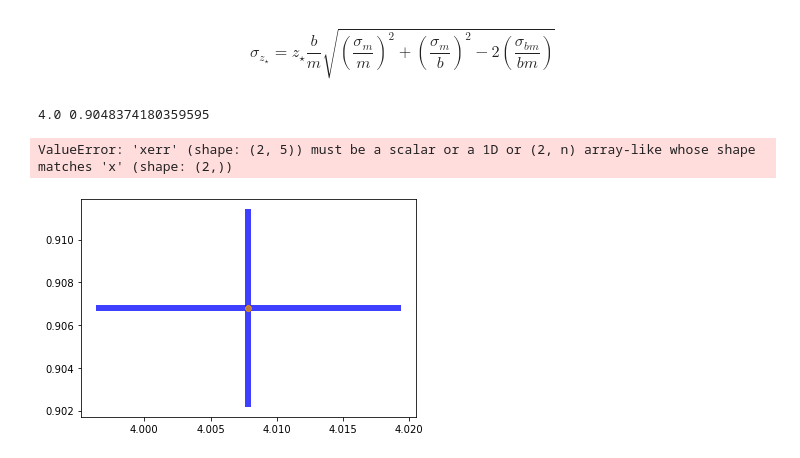
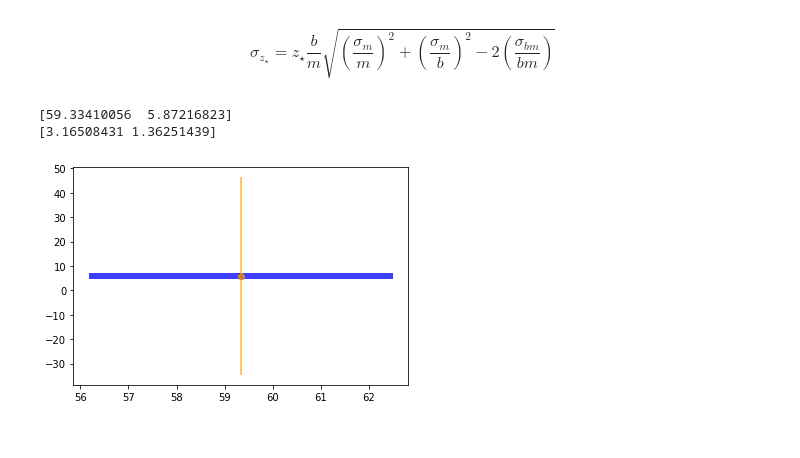
Before and after one commit to BoiseStatePlanetary/Optimizing-Number-and-Placement-of-Anemometers, a Jupyter notebook: figures and data/Basic Uncertainties.ipynb, the cells around one changed output. Drawn from its saved outputs; the diff is of its cells as text; code cells hidden in the pictures.

Commit message:
Still completely baffled by the mismatch between my uncertainty estimates and curve_fit's

```diff
--- a/figures and data/Basic Uncertainties.ipynb
+++ b/figures and data/Basic Uncertainties.ipynb
@@ -241,59 +311,66 @@ def calc_intercept_from_star(ustar, zstar, z0, kappa=0.4):
 
 def calc_wind_profile(z, ustar, zstar, kappa=0.4):
     return ustar/kappa*np.log(z/zstar)
+
+def calc_ustar(m, b, z0, kappa=0.4):
+    return kappa*m
+
+def calc_zstar(m, b, z0, kappa=0.4):
+    return z0*np.exp(-b/m)
 # %%
 # Let's test these expressions
-num_sensors = 5
+num_sensors = 4
 base = 2.
 delta_x = np.log(base)
-sigma = 0.1*np.ones(num_sensors)
-slope = 10.
-intercept = 1.
-kappa = 0.4
 
-z = base**(np.linspace(0, num_sensors - 1, num_sensors))
+# sigma = 0.1*np.ones(num_sensors)
+# slope = 10.
+# intercept = 1.
+# kappa = 0.4
+# z = base**(np.linspace(0, num_sensors - 1, num_sensors))
+
+# ustar = kappa*slope
+# zstar = np.min(z)*np.exp(-intercept/slope)
+
+z = np.array([ 150., 300., 600., 1200.])
 x = np.log(z/np.min(z))
-y = np.polyval([slope, intercept], x)
 
-ustar = kappa*slope
-zstar = np.min(z)*np.exp(-intercept/slope)
+sigma = np.mean([34.08092668, 43.10055741, 38.10124155, 39.29545398])
 
-print(ustar, zstar)
-print()
-
-num_tries = 30
+num_tries = 1
 
 for i in range(num_tries):
-    noisy_y = y + normal(scale=sigma[0], size=num_sensors)
+#     noisy_y = y + normal(scale=sigma[0], size=num_sensors)
+    noisy_y = np.array([485.87922694, 582.45590446, 672.72655129, 798.51621406])
 
-    popt, pcov = curve_fit(calc_wind_profile, z, noisy_y, sigma=sigma, p0=[ustar, zstar])
+    popt, pcov = curve_fit(calc_wind_profile, z, noisy_y, sigma=sigma*np.ones(num_sensors), p0=[ustar, zstar])
     unc = np.sqrt(np.diag(pcov))
 
     plt.errorbar([popt[0], popt[0]], [popt[1], popt[1]], xerr=[unc[0], unc[0]], yerr=[unc[1], unc[1]],
                 marker='o', color='blue', alpha=0.5, lw=6)
 
-    popt, pcov = np.polyfit(x, noisy_y, 1, w=1/sigma, cov=True)
+    popt, pcov = np.polyfit(x, noisy_y, 1, w=1/sigma*np.ones(num_sensors), cov=True)
 #     sigma_bm = pcov[1,0]
 #     unc = np.sqrt(np.diag(pcov))
 
     unc = [calc_analytic_sigma_slope(delta_x, sigma, num_sensors),
            calc_analytic_sigma_intercept(delta_x, sigma, num_sensors)]
     sigma_bm = calc_cov(x, sigma)
 
     numerical_ustar = calc_ustar(*popt, np.min(z))
     numerical_sigma_ustar = calc_sigma_ustar(*popt, np.min(z), *unc, sigma_bm)
     numerical_zstar = calc_zstar(*popt, np.min(z))
     numerical_sigma_zstar = calc_sigma_zstar(*popt, np.min(z), *unc, sigma_bm)
 
     plt.errorbar([numerical_ustar, numerical_ustar],
                  [numerical_zstar, numerical_zstar],
                  xerr=[numerical_sigma_ustar, numerical_sigma_ustar],
                  yerr=[numerical_sigma_zstar, numerical_sigma_zstar],
             marker='o', color='orange', alpha=0.5)
 # %% [output]
-4.0 0.9048374180359595
+[59.33410056  5.87216823]
+[3.16508431 1.36251439]
-ValueError: 'xerr' (shape: (2, 5)) must be a scalar or a 1D or (2, n) array-like whose shape matches 'x' (shape: (2,))
-[figure, old version]
+[figure, new version]
 # %%
 # But if I use polyfit's uncertainties, I recover ustar/zstar uncertainties that are consistent with curve_fit's.
 
```
Also changed, not shown: parts of 5 cells of this notebook.
